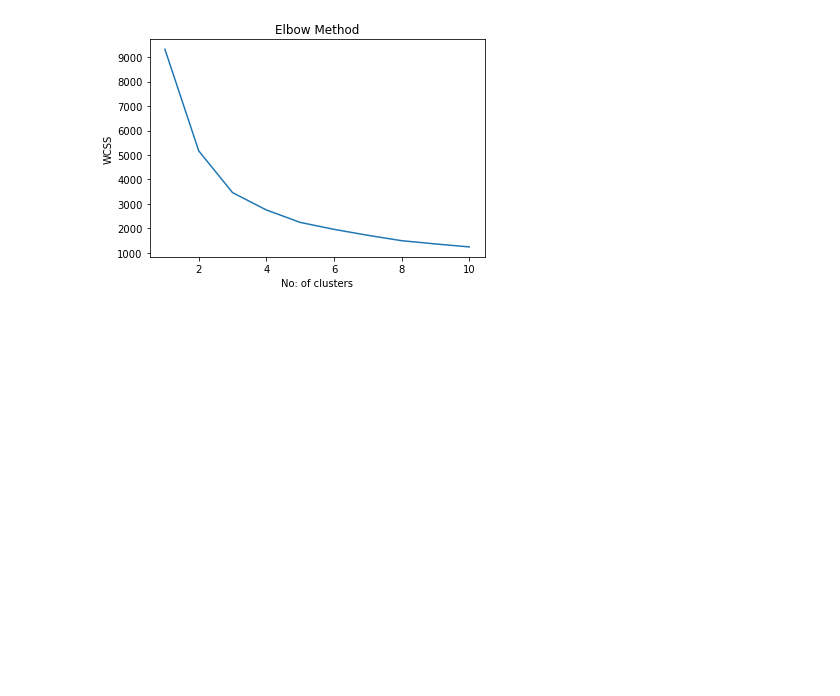
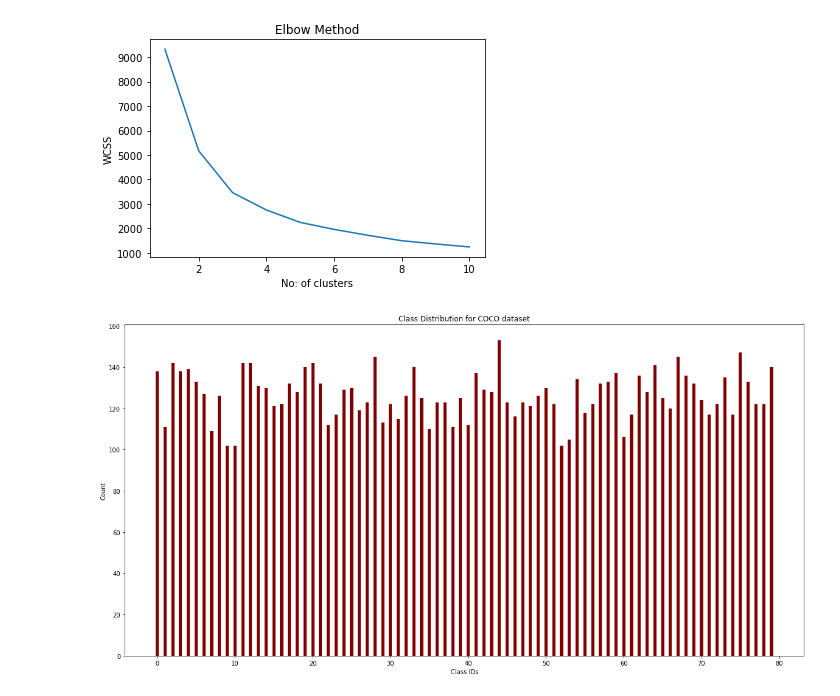
Before and after one commit to anilbhatt1/Deep_Learning_EVA6_Phase1, a Jupyter notebook: S10_TinyImagenet_Kmeans/K_Means_Clustering_Assgn_Draft.ipynb, the cells around one changed output. Cells and saved outputs as stored; diff of their text form; code cells hidden in the pictures; blank space fills up the shorter version.

```diff
--- a/S10_TinyImagenet_Kmeans/K_Means_Clustering_Assgn_Draft.ipynb
+++ b/S10_TinyImagenet_Kmeans/K_Means_Clustering_Assgn_Draft.ipynb
@@ -112,0 +115,17 @@ plt.show()
+# %%
+class_list = sorted(list(df.classes.unique()))
+# %%
+class_dict = {}
+for cls in class_list:
+    class_dict[cls] = len(df[df['classes'] == cls])
+# %%
+class_ids = list(class_dict.keys())
+counts = list(class_dict.values())
+fig = plt.figure(figsize = (20, 10))
+plt.bar(class_ids, counts, color ='maroon', width = 0.4)
+plt.xlabel("Class IDs")
+plt.ylabel("Count")
+plt.title("Class Distribution for COCO dataset")
+plt.show()
+# %% [output]
+[figure, added]
```
Also changed, not shown: parts of 2 cells of this notebook, 1 other file.
